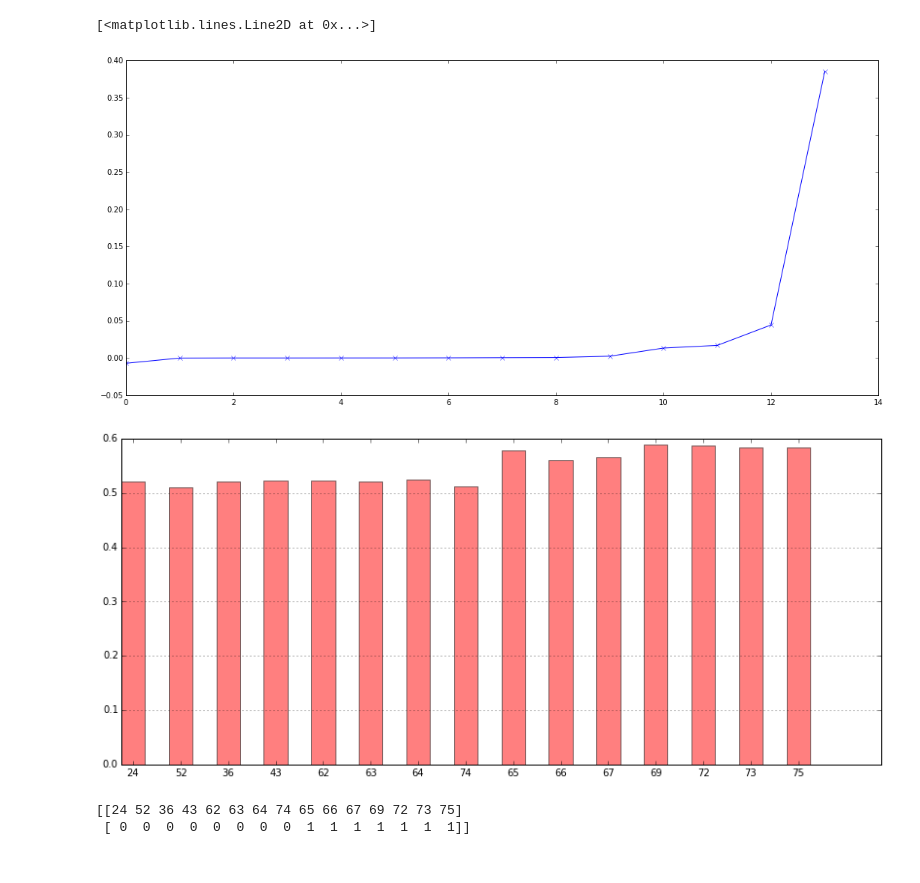
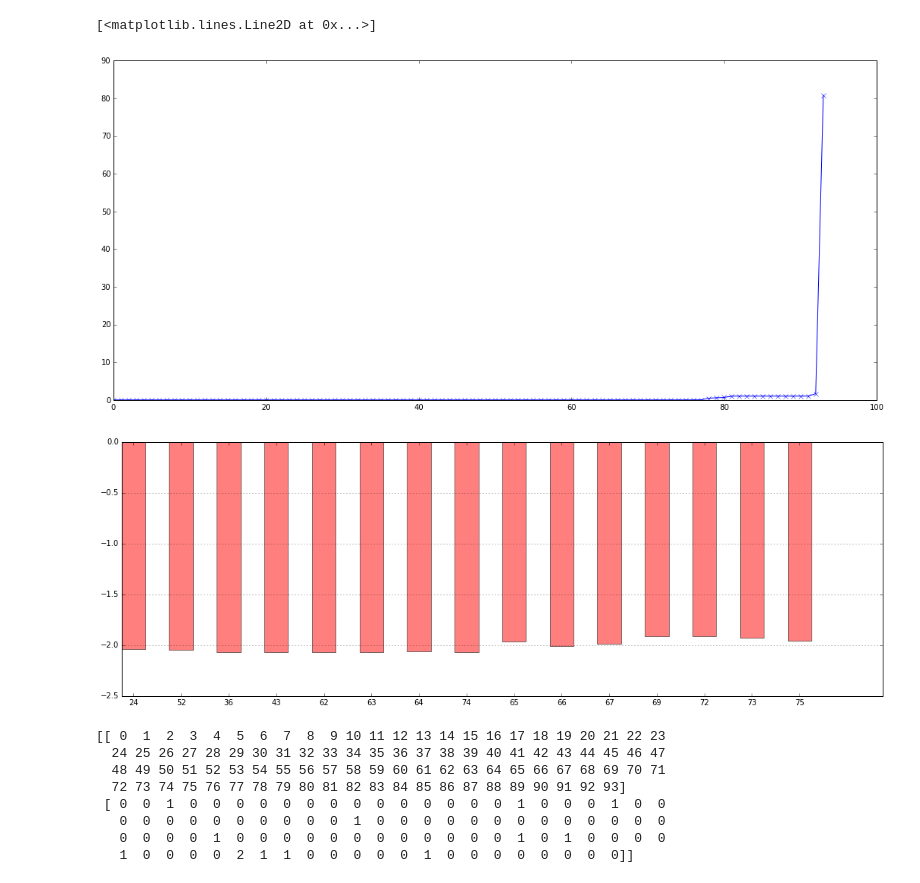
Before and after one commit to stfuchs/ipynb, a Jupyter notebook: trajectory_clustering/kernel_functions.ipynb, the cells around one changed output. Drawn from its saved outputs; the diff is of its cells as text; code cells hidden in the pictures.

Commit message:
added some more visualizations

```diff
--- a/trajectory_clustering/kernel_functions.ipynb
+++ b/trajectory_clustering/kernel_functions.ipynb
@@ -115,5 +111,6 @@ interactive(plot_id, Id1=(0,len(T1)-1,1), Id2=(0,len(T1)-1,1))
 # %%
 selected_ids = [24, 52, 36, 43, 62, 63, 64, 74, 65, 66, 67, 69, 72, 73, 75]
+selected_ids = [ t.id_ for t in T1]
 # %%
 import matplotlib.pyplot as plt
 from mpl_toolkits.mplot3d import Axes3D
@@ -138,6 +135,7 @@ for i in range(n):
         jId = selected_ids[j]
         d1,off1 = distances_kij(T1, iId, jId)
         d2,off2 = distances_kij(T1, jId, iId)
-        K[i,j] = exp(-var(hstack([d1,d2])))
+        if len(d1[0]) == 1 or len(d2[0]) == 1: K[i,j] = 0.0
+        else: K[i,j] = exp(-var(hstack([d1,d2])))
 K = K+K.T + diag(ones(n))
 # %%
@@ -152,35 +150,41 @@ ret = ax.set_yticklabels(selected_ids)
 # %%
 val,vec=linalg.eig(K)
-idx = argsort(val)
+idx = argsort(abs(val))
 fig,ax = plt.subplots(nrows=1, ncols=1, figsize=(18,8))
-ax.plot(val[idx][:-1], 'x-')
+ax.plot(abs(val[idx]), 'x-')
 # %% [output]
 [<matplotlib.lines.Line2D at 0x...>]
-[figure, old version]
+[figure, new version]
 # %%
 #print vec[idx][-1]
 def plot_pca(eig_idx):
     ticks = array(selected_ids)
-    fig,ax = plt.subplots(nrows=1, ncols=1, figsize=(14,6))
+    fig,ax = plt.subplots(nrows=1, ncols=1, figsize=(18,6))
     ind = arange(0,n); width = .5
     px = K.dot(vec[idx][eig_idx])
     #p_idx = argsort(px)
     ax.bar(ind, px, width, alpha=.5, color='r')
     ax.set_xticks(ind+width*.5)
     ax.set_xticklabels(ticks)
     ax.yaxis.grid(True)
 interactive(plot_pca, eig_idx=(0,n-1,1))
 # %% [output]
-[figure, old version]
+[figure, new version]
 # %%
 from sklearn.mixture import GMM
-gmm = GMM(n_components=2, covariance_type='full')
+gmm = GMM(n_components=3, covariance_type='full')
 gmm.fit(K)
 c_gmm = gmm.predict(K)
 print vstack([selected_ids,c_gmm])
 # %% [output]
-[[24 52 36 43 62 63 64 74 65 66 67 69 72 73 75]
- [ 0  0  0  0  0  0  0  0  1  1  1  1  1  1  1]]
+[[ 0  1  2  3  4  5  6  7  8  9 10 11 12 13 14 15 16 17 18 19 20 21 22 23
+  24 25 26 27 28 29 30 31 32 33 34 35 36 37 38 39 40 41 42 43 44 45 46 47
+  48 49 50 51 52 53 54 55 56 57 58 59 60 61 62 63 64 65 66 67 68 69 70 71
+  72 73 74 75 76 77 78 79 80 81 82 83 84 85 86 87 88 89 90 91 92 93]
+ [ 0  0  1  0  0  0  0  0  0  0  0  0  0  0  0  0  0  1  0  0  0  1  0  0
+   0  0  0  0  0  0  0  0  0  0  1  0  0  0  0  0  0  0  0  0  0  0  0  0
+   0  0  0  0  1  0  0  0  0  0  0  0  0  0  0  0  0  1  0  1  0  0  0  0
+   1  0  0  0  0  2  1  1  0  0  0  0  0  1  0  0  0  0  0  0  0  0]]
 # %%
 from sklearn.cluster import KMeans
 km = KMeans(n_clusters=3)
```
Also changed, not shown: parts of 11 cells of this notebook.
